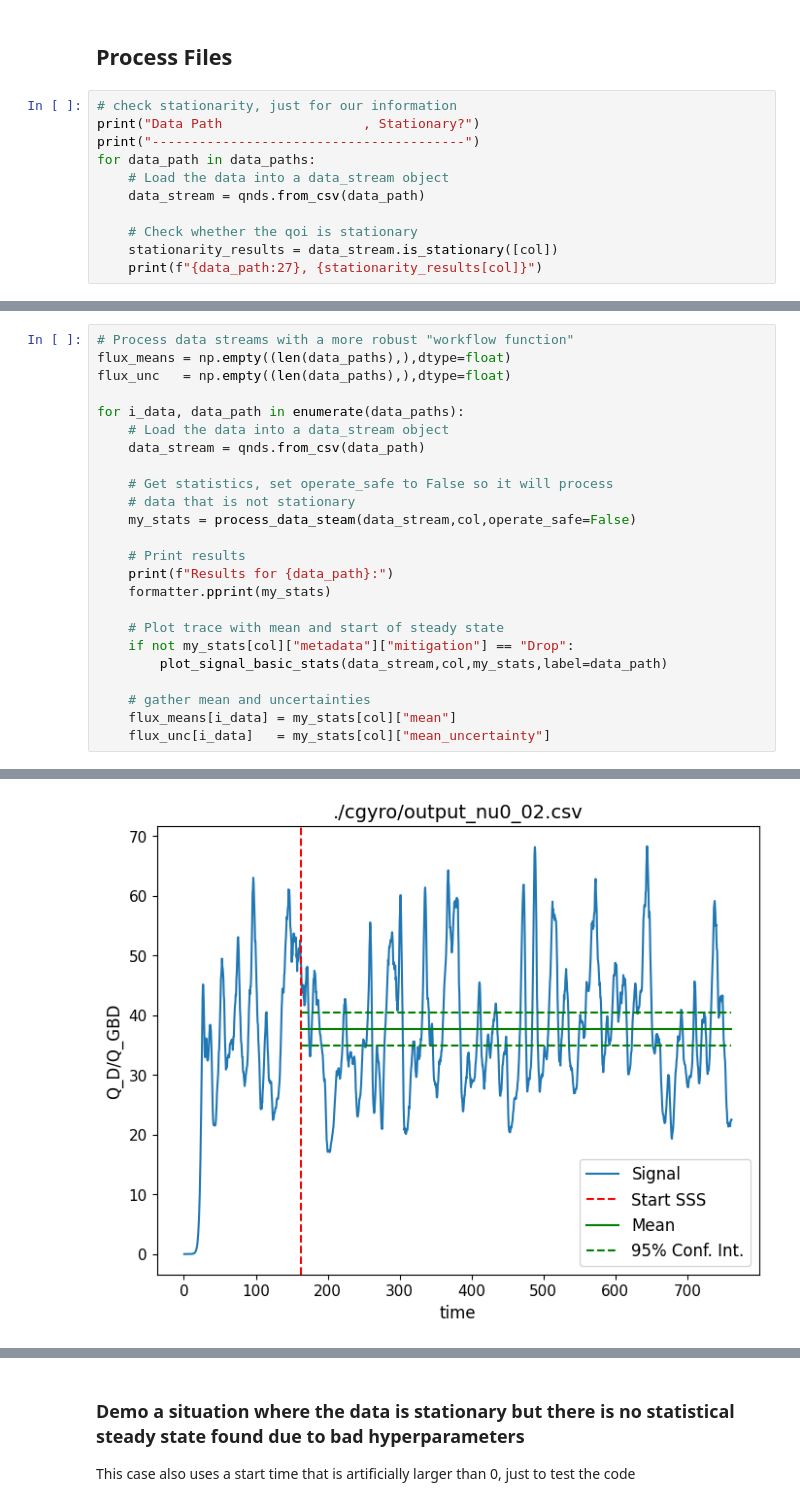
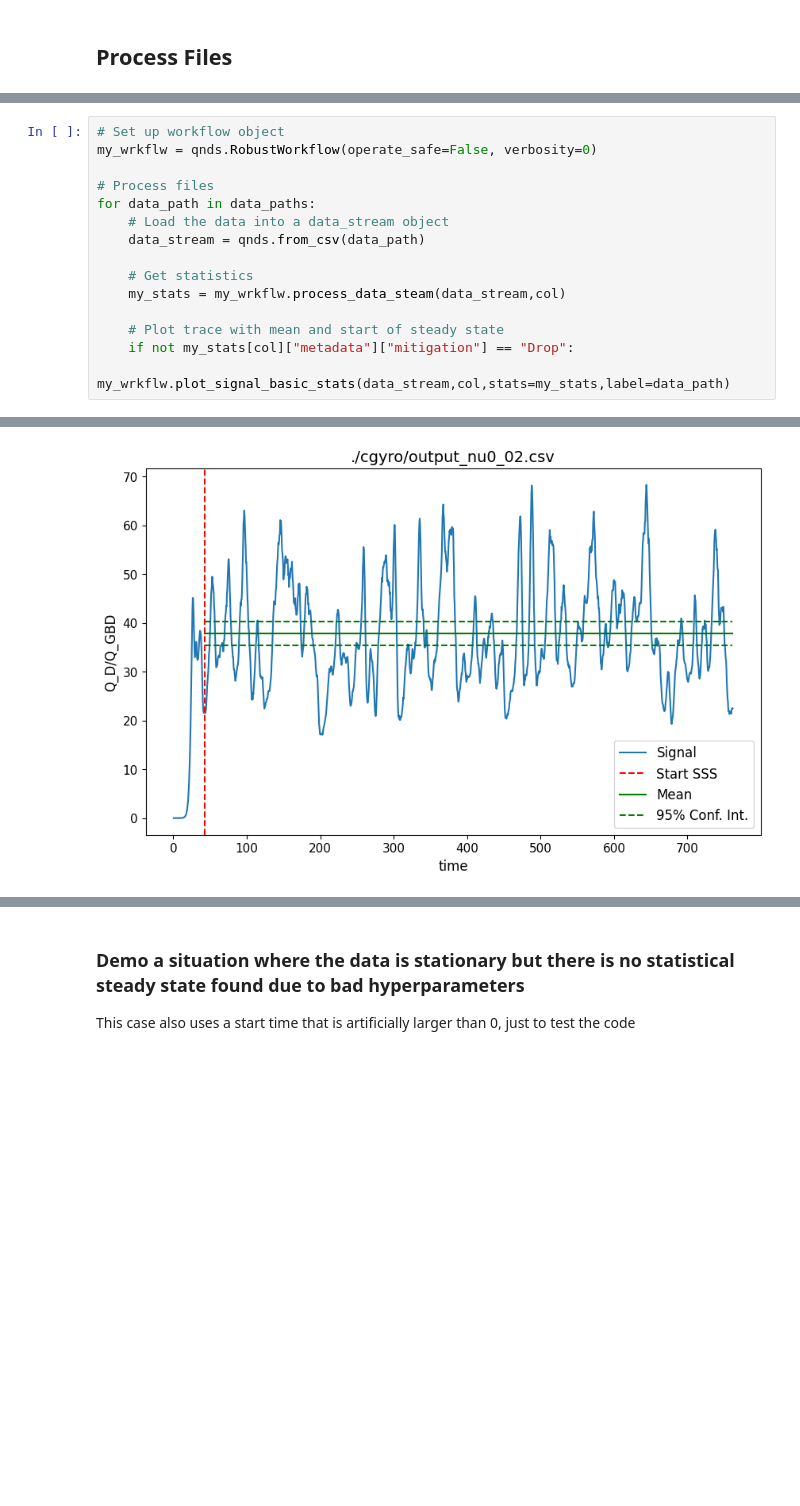
Before and after one commit to sandialabs/quends, a Jupyter notebook: examples/notebooks/robust_workflow.ipynb, the cells around one changed output, grey strips where cells are left out. Drawn from its saved outputs; the diff is of its cells as text; blank space fills up the shorter version.

Commit message:
updating robust workflow demo to use updated workflow method

```diff
--- a/examples/notebooks/robust_workflow.ipynb
+++ b/examples/notebooks/robust_workflow.ipynb
@@ -187,14 +58,3 @@ The data stream contains the following variables:
 3: Q_e/Q_GBD
 # %% [markdown]
 ## Process Files
-# %%
-# check stationarity, just for our information
-print("Data Path                  , Stationary?")
-print("----------------------------------------")
-for data_path in data_paths:
-    # Load the data into a data_stream object
-    data_stream = qnds.from_csv(data_path)
-
-    # Check whether the qoi is stationary
-    stationarity_results = data_stream.is_stationary([col])
-    print(f"{data_path:27}, {stationarity_results[col]}")
@@ -210,25 +61,16 @@ Data Path                  , Stationary?
 # %%
-# Process data streams with a more robust "workflow function"
-flux_means = np.empty((len(data_paths),),dtype=float)
-flux_unc   = np.empty((len(data_paths),),dtype=float)
+# Set up workflow object
+my_wrkflw = qnds.RobustWorkflow(operate_safe=False, verbosity=0)
 
-for i_data, data_path in enumerate(data_paths):
+# Process files
+for data_path in data_paths:
     # Load the data into a data_stream object
     data_stream = qnds.from_csv(data_path)
 
-    # Get statistics, set operate_safe to False so it will process
-    # data that is not stationary
-    my_stats = process_data_steam(data_stream,col,operate_safe=False)
-
-    # Print results
-    print(f"Results for {data_path}:")
-    formatter.pprint(my_stats)
+    # Get statistics
+    my_stats = my_wrkflw.process_data_steam(data_stream,col)
 
     # Plot trace with mean and start of steady state
     if not my_stats[col]["metadata"]["mitigation"] == "Drop":
-        plot_signal_basic_stats(data_stream,col,my_stats,label=data_path)
-
-    # gather mean and uncertainties
-    flux_means[i_data] = my_stats[col]["mean"]
-    flux_unc[i_data]   = my_stats[col]["mean_uncertainty"]
+        my_wrkflw.plot_signal_basic_stats(data_stream,col,stats=my_stats,label=data_path)
 # %% [output]
@@ -252 +77 @@ Results for ./cgyro/output_nu0_02.csv:
-[figure, old version]
+[figure, new version]
```
Also changed, not shown: parts of 5 cells of this notebook, 1 other file.
